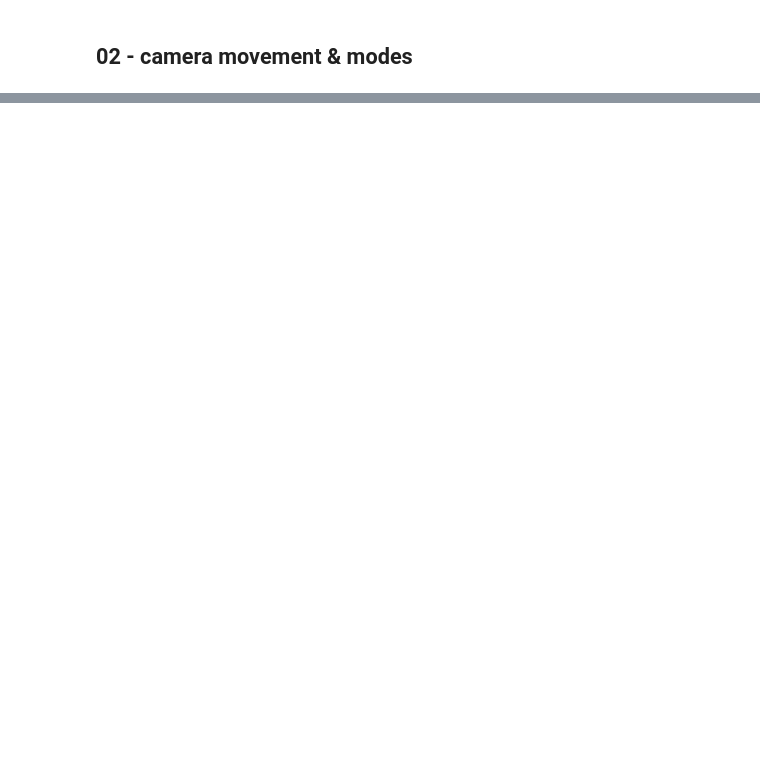
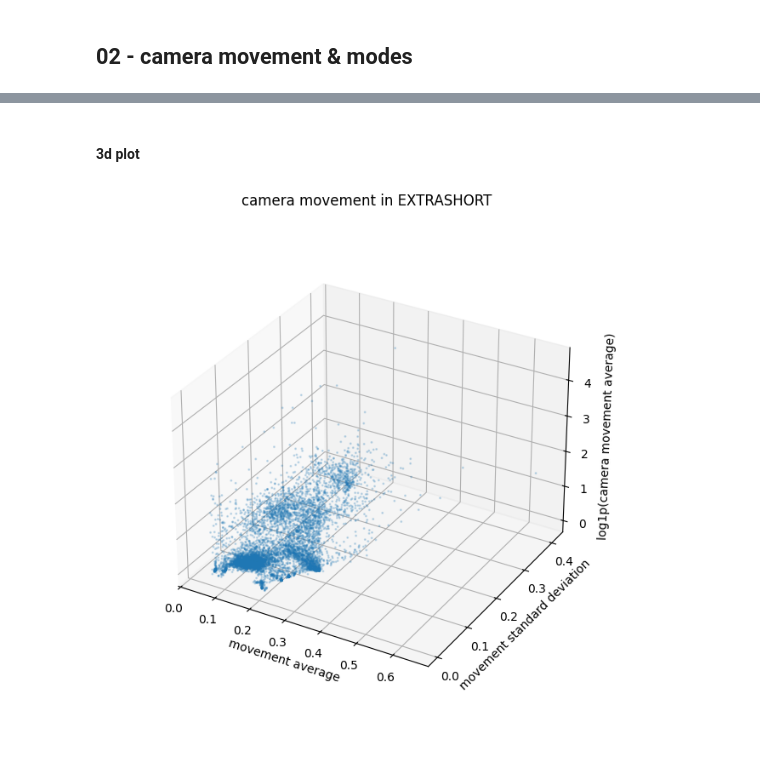
Before and after one commit to YUKiS7/GRL2-Bridging-Clusterer, a Jupyter notebook: notebooks/02_data-analysis.ipynb, the cells around one changed output, grey strips where cells are left out. Drawn from its saved outputs; the diff is of its cells as text; code cells hidden in the pictures; blank space fills up the shorter version.

```diff
--- a/notebooks/02_data-analysis.ipynb
+++ b/notebooks/02_data-analysis.ipynb
@@ -118,0 +175,21 @@ plt.show()
+# %% [markdown]
+#### 3d plot
+# %%
+fig = plt.figure(figsize=(12, 8))
+ax = fig.add_subplot(projection="3d")
+
+ax.scatter(
+    df_clustering_extrashort["movement_avg"],
+    df_clustering_extrashort["movement_std"],
+    df_clustering_extrashort["turn_avg_log"],
+    s=1.2,
+    alpha=0.2
+)
+ax.set_xlabel("movement average")
+ax.set_ylabel("movement standard deviation")
+ax.set_zlabel("log1p(camera movement average)")
+ax.set_title("camera movement in EXTRASHORT")
+ax.set_box_aspect(None, zoom=0.85)
+plt.show()
+# %% [output]
+[figure, added]
```
Also changed, not shown: parts of 23 cells of this notebook.
